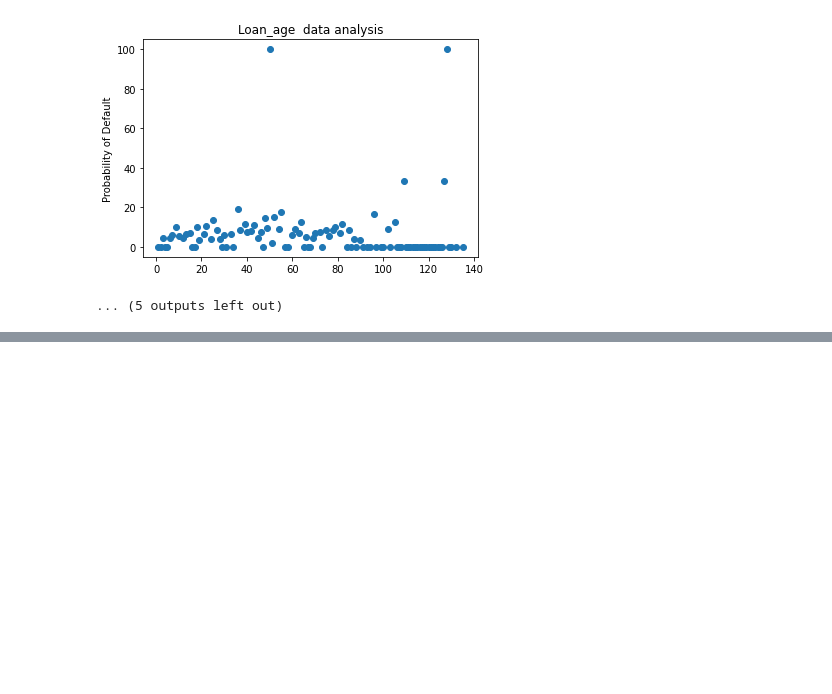
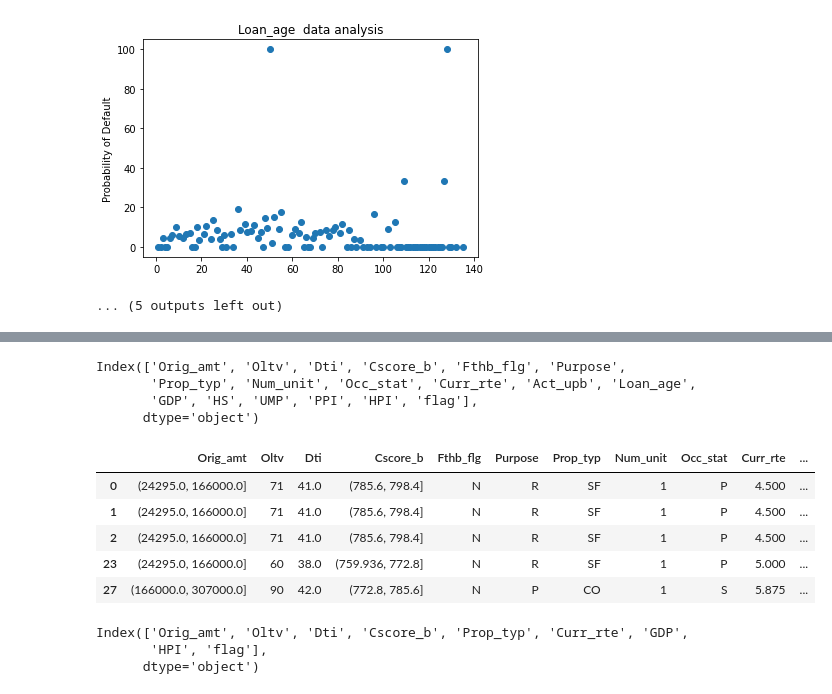
Before and after one commit to ArjavMehta01/Truist-Credit_Risk_SAS, a Jupyter notebook: categorical_vs_continuous_del.ipynb, the cells around one changed output, grey strips where cells are left out. Saved outputs shown, nothing was run; the diff lists cells and outputs as text; code cells hidden in the pictures; blank space fills up the shorter version.

```diff
--- a/categorical_vs_continuous_del.ipynb
+++ b/categorical_vs_continuous_del.ipynb
@@ -137,0 +270,23 @@ def plot(variable,):
+# %%
+prime.columns
+# %% [output]
+Index(['Orig_amt', 'Oltv', 'Dti', 'Cscore_b', 'Fthb_flg', 'Purpose',
+       'Prop_typ', 'Num_unit', 'Occ_stat', 'Curr_rte', 'Act_upb', 'Loan_age',
+       'GDP', 'HS', 'UMP', 'PPI', 'HPI', 'flag'],
+      dtype='object')
+# %%
+sampleNext = prime.loc[:,['Orig_amt', 'Oltv', 'Dti', 'Cscore_b', 'Fthb_flg', 'Purpose',
+       'Prop_typ', 'Num_unit', 'Occ_stat', 'Curr_rte', 'Act_upb', 'Loan_age',
+       'GDP', 'HS', 'UMP', 'PPI', 'HPI', 'flag']]
+sampleNext['Orig_amt'] = pd.cut(sampleNext['Orig_amt'], 5)
+sampleNext['Cscore_b'] = pd.cut(sampleNext['Cscore_b'], 5)
+
+
+sampleNext.head()
+# %% [output]
+|  | Orig_amt | Oltv | Dti | Cscore_b | Fthb_flg | Purpose | Prop_typ | Num_unit | Occ_stat | Curr_rte | ... |
+| 0 | (24295.0, 166000.0] | 71 | 41.0 | (785.6, 798.4] | N | R | SF | 1 | P | 4.500 | ... |
+| 1 | (24295.0, 166000.0] | 71 | 41.0 | (785.6, 798.4] | N | R | SF | 1 | P | 4.500 | ... |
+| 2 | (24295.0, 166000.0] | 71 | 41.0 | (785.6, 798.4] | N | R | SF | 1 | P | 4.500 | ... |
+| 23 | (24295.0, 166000.0] | 60 | 38.0 | (759.936, 772.8] | N | R | SF | 1 | P | 5.000 | ... |
+| 27 | (166000.0, 307000.0] | 90 | 42.0 | (772.8, 785.6] | N | P | CO | 1 | S | 5.875 | ... |
@@ -137,0 +311,6 @@ def plot(variable,):
+# %%
+sampleNext.columns
+# %% [output]
+Index(['Orig_amt', 'Oltv', 'Dti', 'Cscore_b', 'Prop_typ', 'Curr_rte', 'GDP',
+       'HPI', 'flag'],
+      dtype='object')
```
Also changed, not shown: parts of 25 cells of this notebook.
